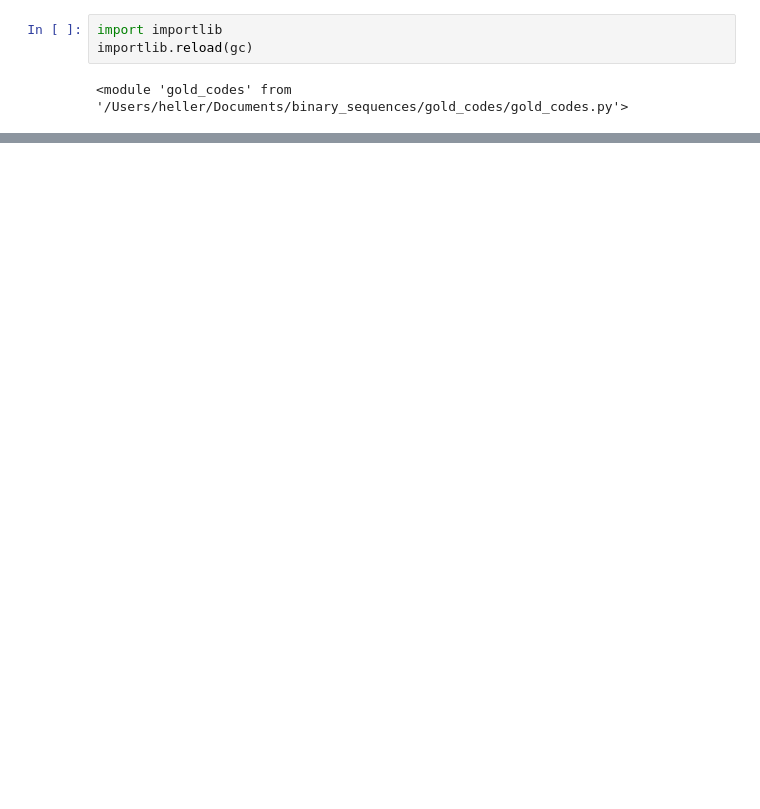
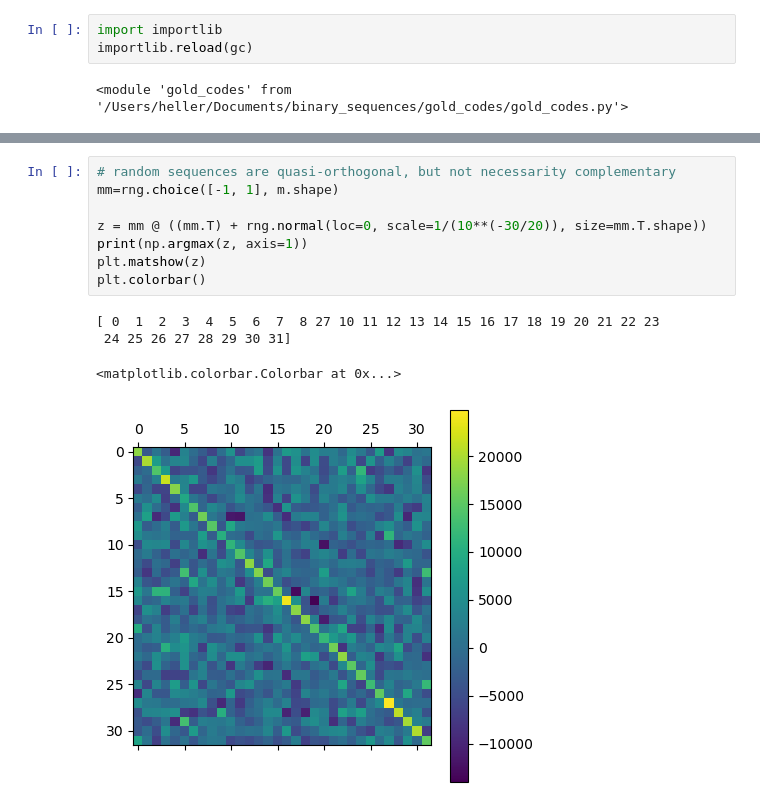
Before and after one commit to ajheller/binary_sequences, a Jupyter notebook: gold_codes/codecs.ipynb, the cells around one changed output, grey strips where cells are left out. Saved outputs shown, nothing was run; the diff lists cells and outputs as text; blank space fills up the shorter version.

```diff
--- a/gold_codes/codecs.ipynb
+++ b/gold_codes/codecs.ipynb
@@ -88,0 +77,13 @@ array([ 97,  98,  99, 100, 101, 102, 103, 104, 105, 106, 107, 108, 109,
+# %%
+# random sequences are quasi-orthogonal, but not necessarity complementary
+mm=rng.choice([-1, 1], m.shape)
+
+z = mm @ ((mm.T) + rng.normal(loc=0, scale=1/(10**(-30/20)), size=mm.T.shape))
+print(np.argmax(z, axis=1))
+plt.matshow(z)
+plt.colorbar()
+# %% [output]
+[ 0  1  2  3  4  5  6  7  8 27 10 11 12 13 14 15 16 17 18 19 20 21 22 23
+ 24 25 26 27 28 29 30 31]
+<matplotlib.colorbar.Colorbar at 0x...>
+[figure, added]
```
Also changed, not shown: parts of 12 cells of this notebook, 1 other file.
